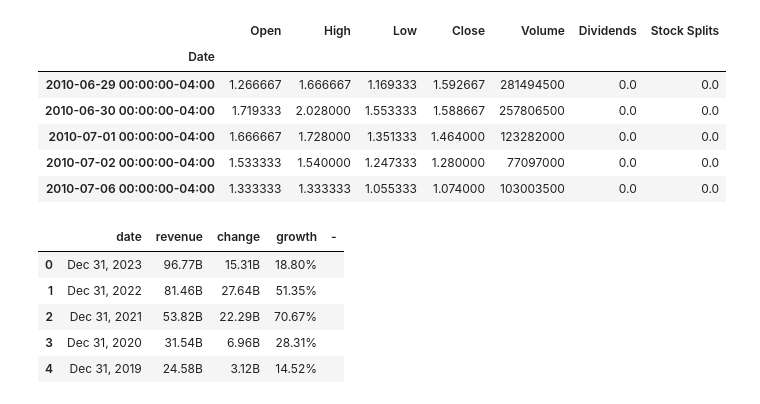
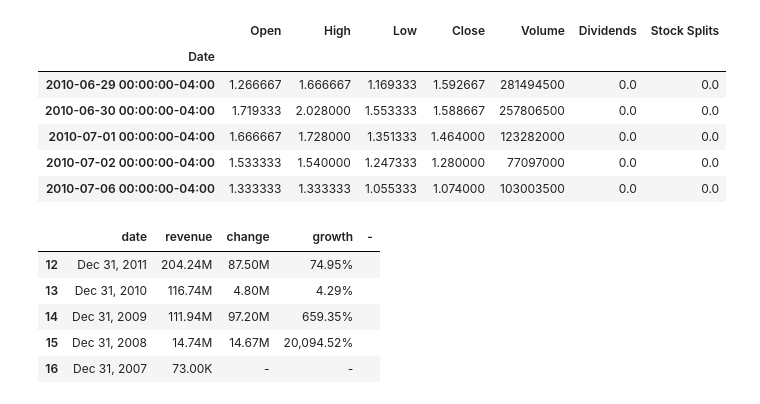
Before and after one commit to jackmappotion/IBM-Analyzing-Historical-Stock-Revenue, a Jupyter notebook: 01.ipynb, the cells around one changed output. Saved outputs shown, nothing was run; the diff lists cells and outputs as text; code cells hidden in the pictures.

```diff
--- a/01.ipynb
+++ b/01.ipynb
@@ -22,22 +22,22 @@ tsla_ohlcv.head()
 # %%
 #  Question 2 - Extracting Tesla Revenue Data Using Webscraping - 1 Points
 url = "https://stockanalysis.com/stocks/tsla/revenue/"
 resp = requests.get(url)
 
 beautiful_soup = BeautifulSoup(resp.text, "html5lib")
 revenue_data = beautiful_soup.find("tbody", class_="svelte-1jtwn20")
 revenue_arr = np.array(revenue_data.getText("__").split("__"))
-tsla_revenue = pd.DataFrame(
+tesla_revenue = pd.DataFrame(
     revenue_arr.reshape(-1, 5), columns=["date", "revenue", "change", "growth", "-"]
 )
-tsla_revenue.head()
+tesla_revenue.tail()
 # %% [output]
 |  | date | revenue | change | growth | - |
-| 0 | Dec 31, 2023 | 96.77B | 15.31B | 18.80% |  |
-| 1 | Dec 31, 2022 | 81.46B | 27.64B | 51.35% |  |
-| 2 | Dec 31, 2021 | 53.82B | 22.29B | 70.67% |  |
-| 3 | Dec 31, 2020 | 31.54B | 6.96B | 28.31% |  |
-| 4 | Dec 31, 2019 | 24.58B | 3.12B | 14.52% |  |
+| 12 | Dec 31, 2011 | 204.24M | 87.50M | 74.95% |  |
+| 13 | Dec 31, 2010 | 116.74M | 4.80M | 4.29% |  |
+| 14 | Dec 31, 2009 | 111.94M | 97.20M | 659.35% |  |
+| 15 | Dec 31, 2008 | 14.74M | 14.67M | 20,094.52% |  |
+| 16 | Dec 31, 2007 | 73.00K | - | - |  |
 # %%
 # Question 3 - Extracting GameStop Stock Data Using yfinance - 2 Points
 gme_obj = yf.Ticker("GME")
```
Also changed, not shown: parts of 7 cells of this notebook.
